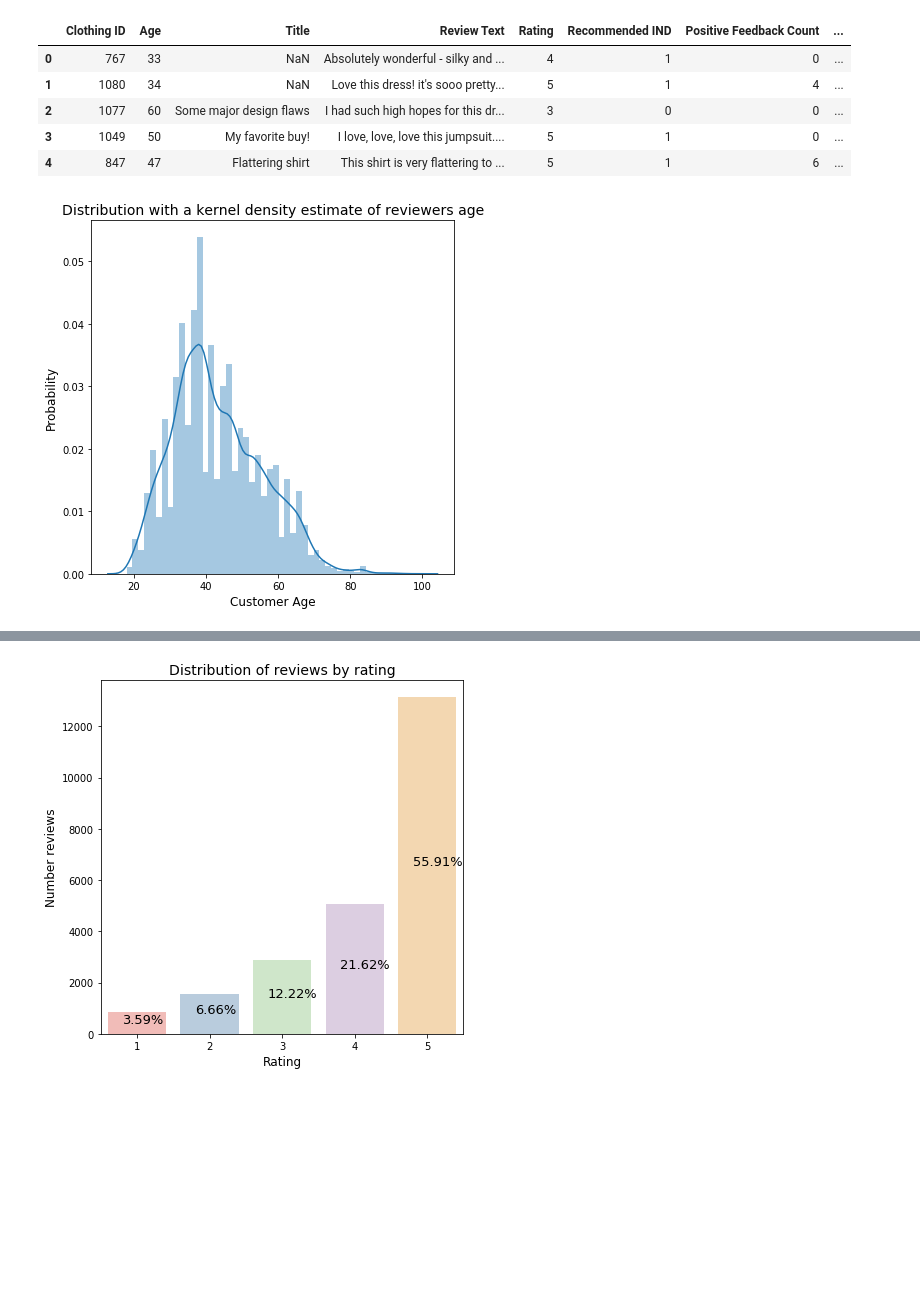
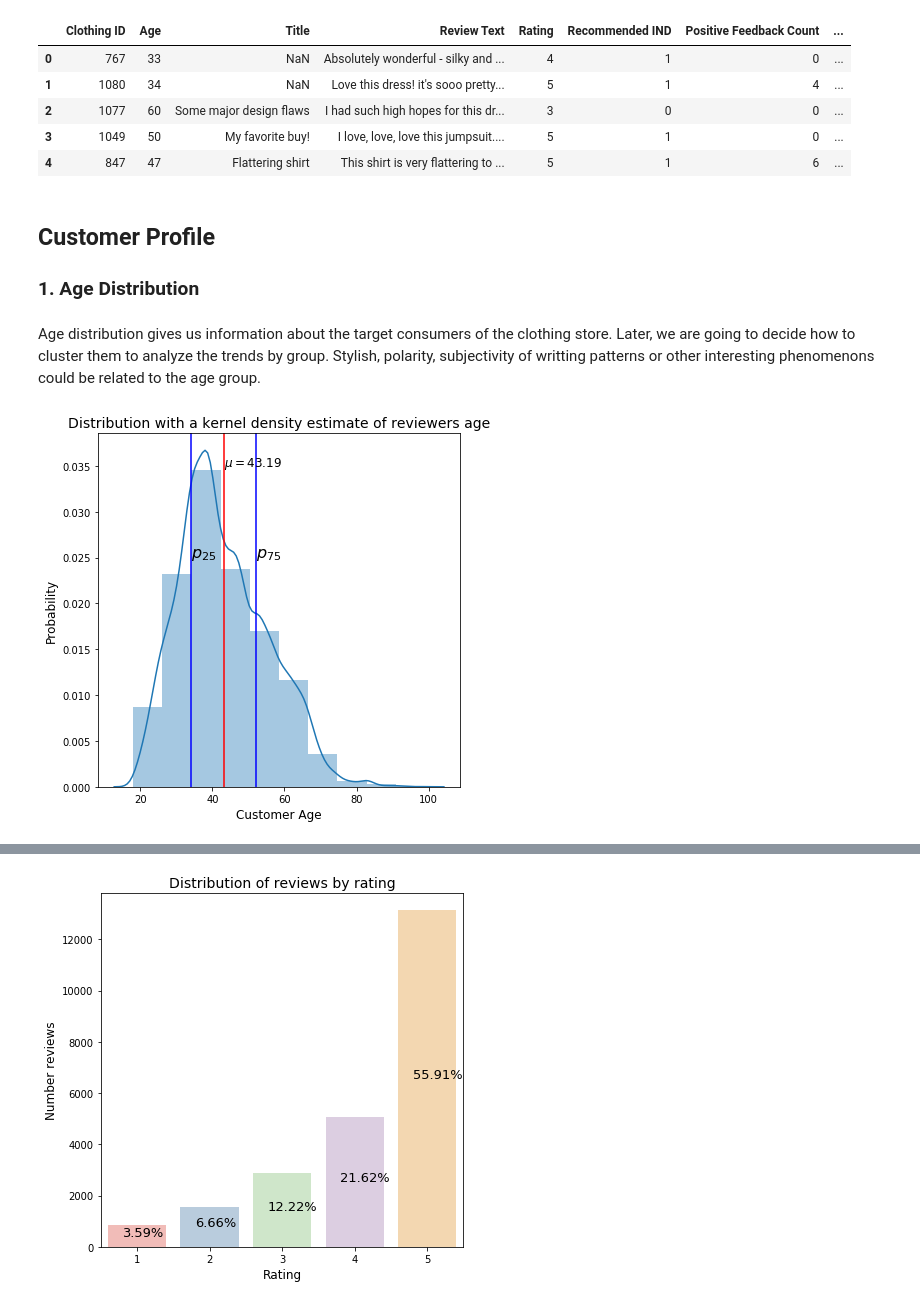
Before and after one commit to Daesparz/Conundrum_17, a Jupyter notebook: Exploratory Data Analysis user reviews.ipynb, the cells around one changed output, grey strips where cells are left out. Drawn from its saved outputs; the diff is of its cells as text; code cells hidden in the pictures; blank space fills up the shorter version.

```diff
--- a/Exploratory Data Analysis user reviews.ipynb
+++ b/Exploratory Data Analysis user reviews.ipynb
@@ -33,11 +41,28 @@ df_review.head()
 | 2 | 1077 | 60 | Some major design flaws | I had such high hopes for this dr... | 3 | 0 | 0 | ... |
 | 3 | 1049 | 50 | My favorite buy! | I love, love, love this jumpsuit.... | 5 | 1 | 0 | ... |
 | 4 | 847 | 47 | Flattering shirt | This shirt is very flattering to ... | 5 | 1 | 6 | ... |
+# %% [markdown]
+## Customer Profile
+
+### 1. Age Distribution
+# %% [markdown]
+Age distribution gives us information about the target consumers of the clothing store. Later, we are going to decide how to cluster them to analyze the trends by group. Stylish, polarity, subjectivity of writting patterns or other interesting phenomenons could be related to the age group.
+# %%
+mean_age = df_review.Age.mean()
+std_age = df_review.Age.std()
+p25 = np.percentile(df_review.Age, 25)
+p75 = np.percentile(df_review.Age, 75)
 # %%
 _ = plt.figure(figsize=(6.5, 6.5))
-_ = sns.distplot(df_review.Age)
+_ = sns.distplot(df_review.Age, bins=10)
+_ = plt.axvline(mean_age, color='r')
+_ = plt.axvline(p25, color='b')
+_ = plt.axvline(p75, color='b')
+_ = plt.text(mean_age, 0.035, r'$\mu = 43.19$', fontsize=12)
+_ = plt.text(p25, 0.025, r'$p_{25}$', fontsize=16)
+_ = plt.text(p75, 0.025, r'$p_{75}$', fontsize=16)
 _ = plt.xlabel('Customer Age', size=12)
 _ = plt.ylabel('Probability', size=12)
 _ = plt.title('Distribution with a kernel density estimate of reviewers age', size=14)
 # %% [output]
-[figure, old version]
+[figure, new version]
```
Also changed, not shown: parts of 20 cells of this notebook.
